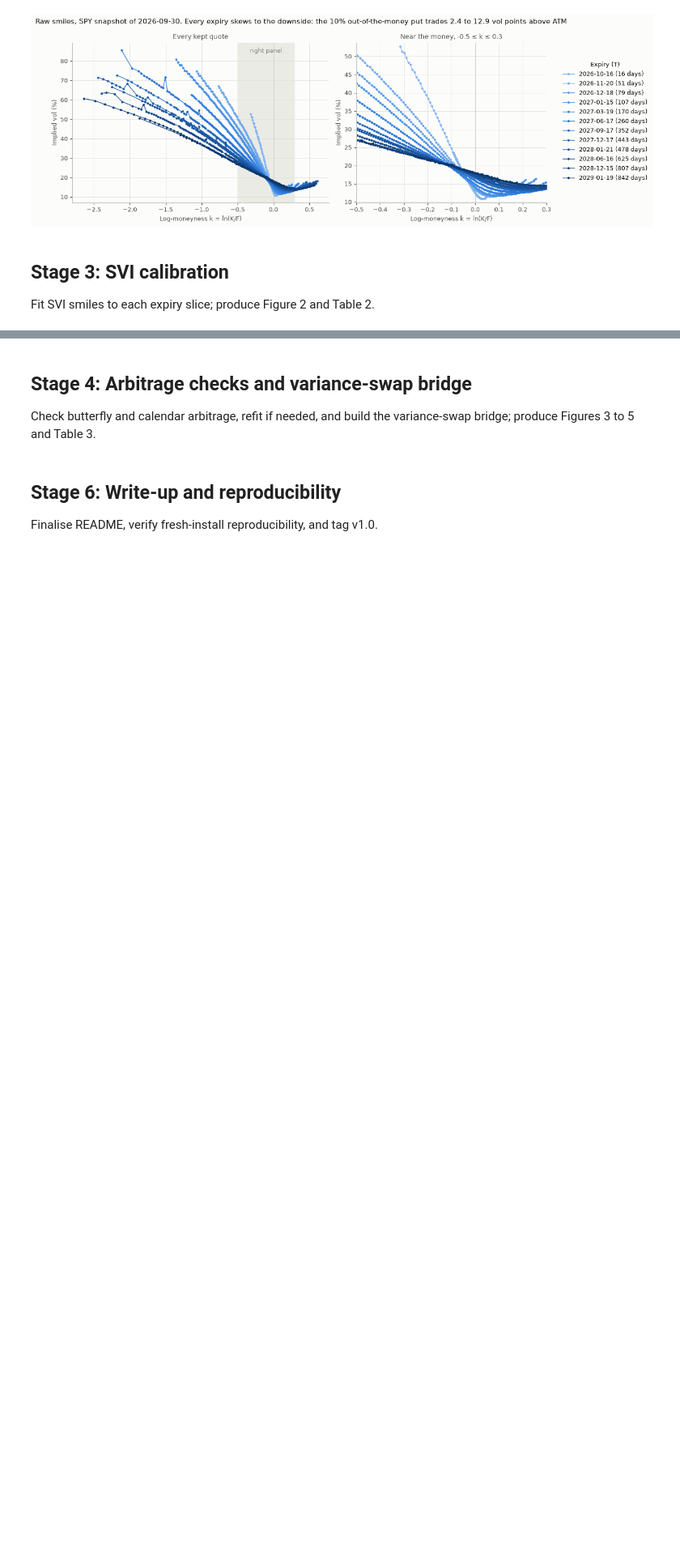
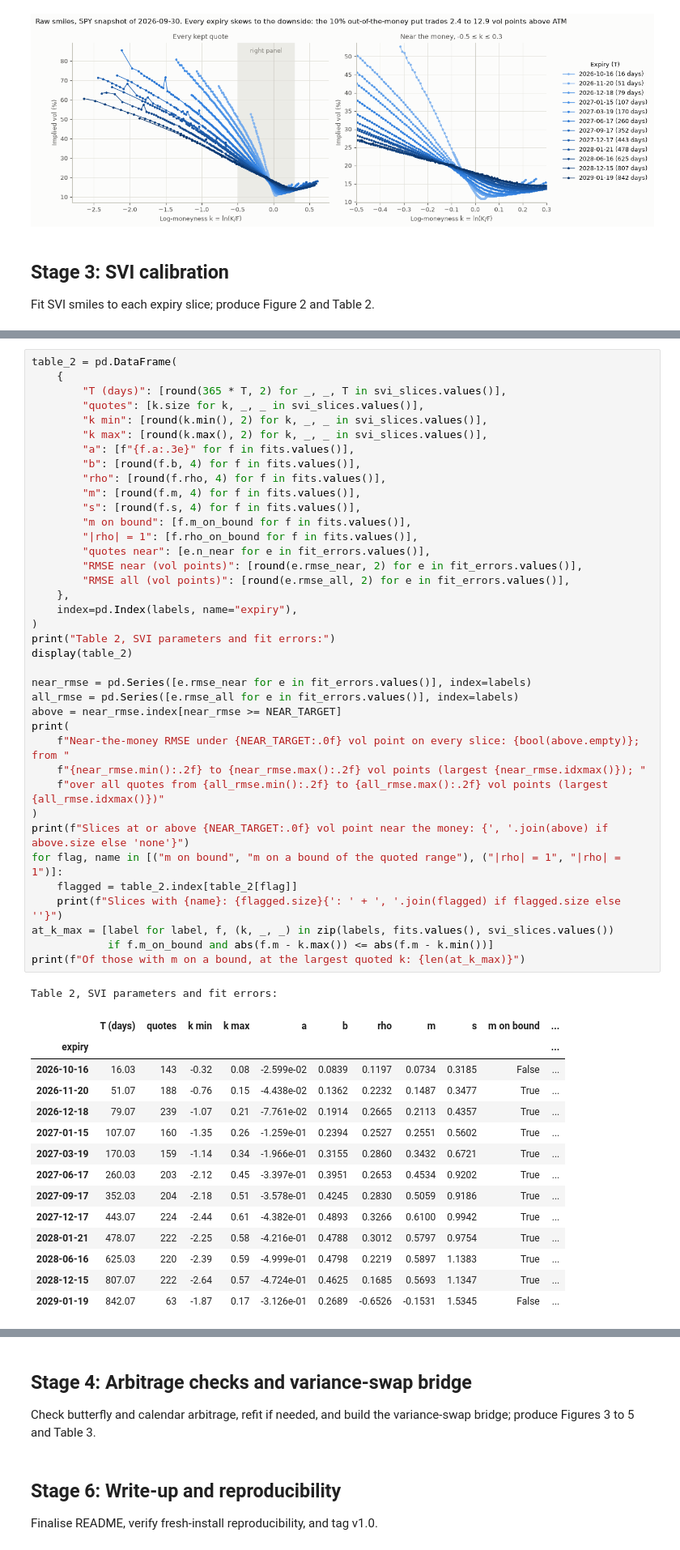
Before and after one commit to yogi-agarwal/vol-surface-delta-hedging, a Jupyter notebook: notebooks/analysis.ipynb, the cells around one changed output, grey strips where cells are left out. Shown at 81% size. Saved outputs shown, nothing was run; the diff lists cells and outputs as text; blank space fills up the shorter version.

```diff
--- a/notebooks/analysis.ipynb
+++ b/notebooks/analysis.ipynb
@@ -1579,0 +1682,54 @@ Fit SVI smiles to each expiry slice; produce Figure 2 and Table 2.
+# %%
+table_2 = pd.DataFrame(
+    {
+        "T (days)": [round(365 * T, 2) for _, _, T in svi_slices.values()],
+        "quotes": [k.size for k, _, _ in svi_slices.values()],
+        "k min": [round(k.min(), 2) for k, _, _ in svi_slices.values()],
+        "k max": [round(k.max(), 2) for k, _, _ in svi_slices.values()],
+        "a": [f"{f.a:.3e}" for f in fits.values()],
+        "b": [round(f.b, 4) for f in fits.values()],
+        "rho": [round(f.rho, 4) for f in fits.values()],
+        "m": [round(f.m, 4) for f in fits.values()],
+        "s": [round(f.s, 4) for f in fits.values()],
+        "m on bound": [f.m_on_bound for f in fits.values()],
+        "|rho| = 1": [f.rho_on_bound for f in fits.values()],
+        "quotes near": [e.n_near for e in fit_errors.values()],
+        "RMSE near (vol points)": [round(e.rmse_near, 2) for e in fit_errors.values()],
+        "RMSE all (vol points)": [round(e.rmse_all, 2) for e in fit_errors.values()],
+    },
+    index=pd.Index(labels, name="expiry"),
+)
+print("Table 2, SVI parameters and fit errors:")
+display(table_2)
+
+near_rmse = pd.Series([e.rmse_near for e in fit_errors.values()], index=labels)
+all_rmse = pd.Series([e.rmse_all for e in fit_errors.values()], index=labels)
+above = near_rmse.index[near_rmse >= NEAR_TARGET]
+print(
+    f"Near-the-money RMSE under {NEAR_TARGET:.0f} vol point on every slice: {bool(above.empty)}; from "
+    f"{near_rmse.min():.2f} to {near_rmse.max():.2f} vol points (largest {near_rmse.idxmax()}); "
+    f"over all quotes from {all_rmse.min():.2f} to {all_rmse.max():.2f} vol points (largest {all_rmse.idxmax()})"
+)
+print(f"Slices at or above {NEAR_TARGET:.0f} vol point near the money: {', '.join(above) if above.size else 'none'}")
+for flag, name in [("m on bound", "m on a bound of the quoted range"), ("|rho| = 1", "|rho| = 1")]:
+    flagged = table_2.index[table_2[flag]]
+    print(f"Slices with {name}: {flagged.size}{': ' + ', '.join(flagged) if flagged.size else ''}")
+at_k_max = [label for label, f, (k, _, _) in zip(labels, fits.values(), svi_slices.values())
+            if f.m_on_bound and abs(f.m - k.max()) <= abs(f.m - k.min())]
+print(f"Of those with m on a bound, at the largest quoted k: {len(at_k_max)}")
+# %% [output]
+Table 2, SVI parameters and fit errors:
+|  | T (days) | quotes | k min | k max | a | b | rho | m | s | m on bound | ... |
+| expiry |  |  |  |  |  |  |  |  |  |  | ... |
+| 2026-10-16 | 16.03 | 143 | -0.32 | 0.08 | -2.599e-02 | 0.0839 | 0.1197 | 0.0734 | 0.3185 | False | ... |
+| 2026-11-20 | 51.07 | 188 | -0.76 | 0.15 | -4.438e-02 | 0.1362 | 0.2232 | 0.1487 | 0.3477 | True | ... |
+| 2026-12-18 | 79.07 | 239 | -1.07 | 0.21 | -7.761e-02 | 0.1914 | 0.2665 | 0.2113 | 0.4357 | True | ... |
+| 2027-01-15 | 107.07 | 160 | -1.35 | 0.26 | -1.259e-01 | 0.2394 | 0.2527 | 0.2551 | 0.5602 | True | ... |
+| 2027-03-19 | 170.03 | 159 | -1.14 | 0.34 | -1.966e-01 | 0.3155 | 0.2860 | 0.3432 | 0.6721 | True | ... |
+| 2027-06-17 | 260.03 | 203 | -2.12 | 0.45 | -3.397e-01 | 0.3951 | 0.2653 | 0.4534 | 0.9202 | True | ... |
+| 2027-09-17 | 352.03 | 204 | -2.18 | 0.51 | -3.578e-01 | 0.4245 | 0.2830 | 0.5059 | 0.9186 | True | ... |
+| 2027-12-17 | 443.07 | 224 | -2.44 | 0.61 | -4.382e-01 | 0.4893 | 0.3266 | 0.6100 | 0.9942 | True | ... |
+| 2028-01-21 | 478.07 | 222 | -2.25 | 0.58 | -4.216e-01 | 0.4788 | 0.3012 | 0.5797 | 0.9754 | True | ... |
+| 2028-06-16 | 625.03 | 220 | -2.39 | 0.59 | -4.999e-01 | 0.4798 | 0.2219 | 0.5897 | 1.1383 | True | ... |
+| 2028-12-15 | 807.07 | 222 | -2.64 | 0.57 | -4.724e-01 | 0.4625 | 0.1685 | 0.5693 | 1.1347 | True | ... |
+| 2029-01-19 | 842.07 | 63 | -1.87 | 0.17 | -3.126e-01 | 0.2689 | -0.6526 | -0.1531 | 1.5345 | False | ... |
```
Also changed, not shown: parts of 6 cells of this notebook, 3 other files.
